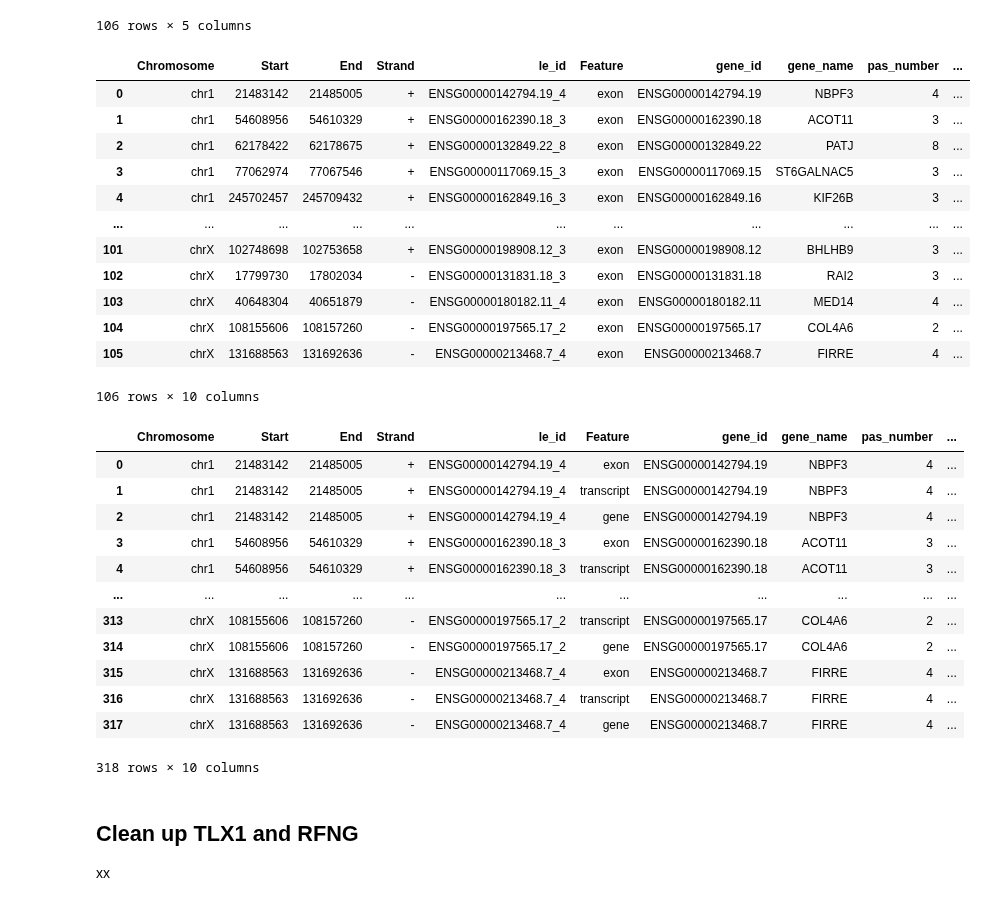
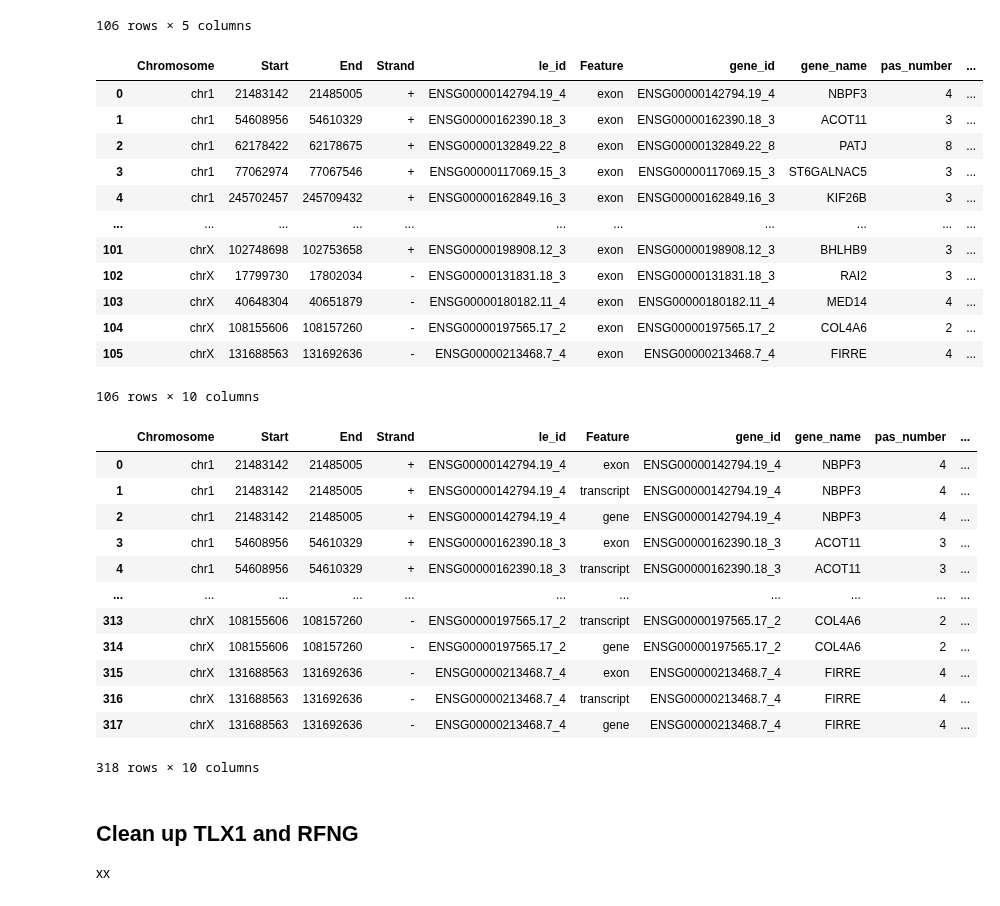
Before and after one commit to frattalab/tdp43-apa, a Jupyter notebook: slamseq/pg_papa_to_regions.ipynb, the cells around one changed output. Cells and saved outputs as stored; diff of their text form; code cells hidden in the pictures.

```diff
--- a/slamseq/pg_papa_to_regions.ipynb
+++ b/slamseq/pg_papa_to_regions.ipynb
@@ -165,23 +165,25 @@ papa_gtf_ale_ipa_alt_m
 # %%
 # extract minimal annotation per le_id + add to merged intervals
 meta_ale_ipa_alt = papa_gtf_ale_ipa_alt.as_df()[["Feature", "le_id", "ref_gene_id", "ref_gene_name", "le_number"]].rename(columns={"ref_gene_id": "gene_id", "ref_gene_name": "gene_name", "le_number": "pas_number"}).drop_duplicates()
 papa_gtf_ale_ipa_alt_m = papa_gtf_ale_ipa_alt_m.apply(lambda df: df.merge(meta_ale_ipa_alt, on="le_id", how="left")).sort()
 # add transcript id (assign to le-id)
 papa_gtf_ale_ipa_alt_m.transcript_id = papa_gtf_ale_ipa_alt_m.le_id
+# add suffix to gene id (so each interval has its own unique gene)
+papa_gtf_ale_ipa_alt_m.gene_id = papa_gtf_ale_ipa_alt_m.gene_id.str.cat(papa_gtf_ale_ipa_alt_m.pas_number.astype(str), sep="_")
 papa_gtf_ale_ipa_alt_m
 # %% [output]
 |  | Chromosome | Start | End | Strand | le_id | Feature | gene_id | gene_name | pas_number | ... |
-| 0 | chr1 | 21483142 | 21485005 | + | ENSG00000142794.19_4 | exon | ENSG00000142794.19 | NBPF3 | 4 | ... |
-| 1 | chr1 | 54608956 | 54610329 | + | ENSG00000162390.18_3 | exon | ENSG00000162390.18 | ACOT11 | 3 | ... |
-| 2 | chr1 | 62178422 | 62178675 | + | ENSG00000132849.22_8 | exon | ENSG00000132849.22 | PATJ | 8 | ... |
-| 3 | chr1 | 77062974 | 77067546 | + | ENSG00000117069.15_3 | exon | ENSG00000117069.15 | ST6GALNAC5 | 3 | ... |
-| 4 | chr1 | 245702457 | 245709432 | + | ENSG00000162849.16_3 | exon | ENSG00000162849.16 | KIF26B | 3 | ... |
+| 0 | chr1 | 21483142 | 21485005 | + | ENSG00000142794.19_4 | exon | ENSG00000142794.19_4 | NBPF3 | 4 | ... |
+| 1 | chr1 | 54608956 | 54610329 | + | ENSG00000162390.18_3 | exon | ENSG00000162390.18_3 | ACOT11 | 3 | ... |
+| 2 | chr1 | 62178422 | 62178675 | + | ENSG00000132849.22_8 | exon | ENSG00000132849.22_8 | PATJ | 8 | ... |
+| 3 | chr1 | 77062974 | 77067546 | + | ENSG00000117069.15_3 | exon | ENSG00000117069.15_3 | ST6GALNAC5 | 3 | ... |
+| 4 | chr1 | 245702457 | 245709432 | + | ENSG00000162849.16_3 | exon | ENSG00000162849.16_3 | KIF26B | 3 | ... |
 | ... | ... | ... | ... | ... | ... | ... | ... | ... | ... | ... |
-| 101 | chrX | 102748698 | 102753658 | + | ENSG00000198908.12_3 | exon | ENSG00000198908.12 | BHLHB9 | 3 | ... |
-| 102 | chrX | 17799730 | 17802034 | - | ENSG00000131831.18_3 | exon | ENSG00000131831.18 | RAI2 | 3 | ... |
-| 103 | chrX | 40648304 | 40651879 | - | ENSG00000180182.11_4 | exon | ENSG00000180182.11 | MED14 | 4 | ... |
-| 104 | chrX | 108155606 | 108157260 | - | ENSG00000197565.17_2 | exon | ENSG00000197565.17 | COL4A6 | 2 | ... |
-| 105 | chrX | 131688563 | 131692636 | - | ENSG00000213468.7_4 | exon | ENSG00000213468.7 | FIRRE | 4 | ... |
+| 101 | chrX | 102748698 | 102753658 | + | ENSG00000198908.12_3 | exon | ENSG00000198908.12_3 | BHLHB9 | 3 | ... |
+| 102 | chrX | 17799730 | 17802034 | - | ENSG00000131831.18_3 | exon | ENSG00000131831.18_3 | RAI2 | 3 | ... |
+| 103 | chrX | 40648304 | 40651879 | - | ENSG00000180182.11_4 | exon | ENSG00000180182.11_4 | MED14 | 4 | ... |
+| 104 | chrX | 108155606 | 108157260 | - | ENSG00000197565.17_2 | exon | ENSG00000197565.17_2 | COL4A6 | 2 | ... |
+| 105 | chrX | 131688563 | 131692636 | - | ENSG00000213468.7_4 | exon | ENSG00000213468.7_4 | FIRRE | 4 | ... |
 106 rows × 10 columns
 # %%
 # get feature counts ready i.e. make copies with 'transcript' and 'gene' in the Feature col
@@ -193,17 +195,17 @@ papa_gtf_ale_ipa_alt_m = pr.concat([papa_gtf_ale_ipa_alt_m, *grs]).sort()
 papa_gtf_ale_ipa_alt_m
 # %% [output]
 |  | Chromosome | Start | End | Strand | le_id | Feature | gene_id | gene_name | pas_number | ... |
-| 0 | chr1 | 21483142 | 21485005 | + | ENSG00000142794.19_4 | exon | ENSG00000142794.19 | NBPF3 | 4 | ... |
-| 1 | chr1 | 21483142 | 21485005 | + | ENSG00000142794.19_4 | transcript | ENSG00000142794.19 | NBPF3 | 4 | ... |
-| 2 | chr1 | 21483142 | 21485005 | + | ENSG00000142794.19_4 | gene | ENSG00000142794.19 | NBPF3 | 4 | ... |
-| 3 | chr1 | 54608956 | 54610329 | + | ENSG00000162390.18_3 | exon | ENSG00000162390.18 | ACOT11 | 3 | ... |
-| 4 | chr1 | 54608956 | 54610329 | + | ENSG00000162390.18_3 | transcript | ENSG00000162390.18 | ACOT11 | 3 | ... |
+| 0 | chr1 | 21483142 | 21485005 | + | ENSG00000142794.19_4 | exon | ENSG00000142794.19_4 | NBPF3 | 4 | ... |
+| 1 | chr1 | 21483142 | 21485005 | + | ENSG00000142794.19_4 | transcript | ENSG00000142794.19_4 | NBPF3 | 4 | ... |
+| 2 | chr1 | 21483142 | 21485005 | + | ENSG00000142794.19_4 | gene | ENSG00000142794.19_4 | NBPF3 | 4 | ... |
+| 3 | chr1 | 54608956 | 54610329 | + | ENSG00000162390.18_3 | exon | ENSG00000162390.18_3 | ACOT11 | 3 | ... |
+| 4 | chr1 | 54608956 | 54610329 | + | ENSG00000162390.18_3 | transcript | ENSG00000162390.18_3 | ACOT11 | 3 | ... |
 | ... | ... | ... | ... | ... | ... | ... | ... | ... | ... | ... |
-| 313 | chrX | 108155606 | 108157260 | - | ENSG00000197565.17_2 | transcript | ENSG00000197565.17 | COL4A6 | 2 | ... |
-| 314 | chrX | 108155606 | 108157260 | - | ENSG00000197565.17_2 | gene | ENSG00000197565.17 | COL4A6 | 2 | ... |
-| 315 | chrX | 131688563 | 131692636 | - | ENSG00000213468.7_4 | exon | ENSG00000213468.7 | FIRRE | 4 | ... |
-| 316 | chrX | 131688563 | 131692636 | - | ENSG00000213468.7_4 | transcript | ENSG00000213468.7 | FIRRE | 4 | ... |
-| 317 | chrX | 131688563 | 131692636 | - | ENSG00000213468.7_4 | gene | ENSG00000213468.7 | FIRRE | 4 | ... |
+| 313 | chrX | 108155606 | 108157260 | - | ENSG00000197565.17_2 | transcript | ENSG00000197565.17_2 | COL4A6 | 2 | ... |
+| 314 | chrX | 108155606 | 108157260 | - | ENSG00000197565.17_2 | gene | ENSG00000197565.17_2 | COL4A6 | 2 | ... |
+| 315 | chrX | 131688563 | 131692636 | - | ENSG00000213468.7_4 | exon | ENSG00000213468.7_4 | FIRRE | 4 | ... |
+| 316 | chrX | 131688563 | 131692636 | - | ENSG00000213468.7_4 | transcript | ENSG00000213468.7_4 | FIRRE | 4 | ... |
+| 317 | chrX | 131688563 | 131692636 | - | ENSG00000213468.7_4 | gene | ENSG00000213468.7_4 | FIRRE | 4 | ... |
 318 rows × 10 columns
 # %% [markdown]
 ## Clean up TLX1 and RFNG
```
Also changed, not shown: parts of 19 cells of this notebook.
